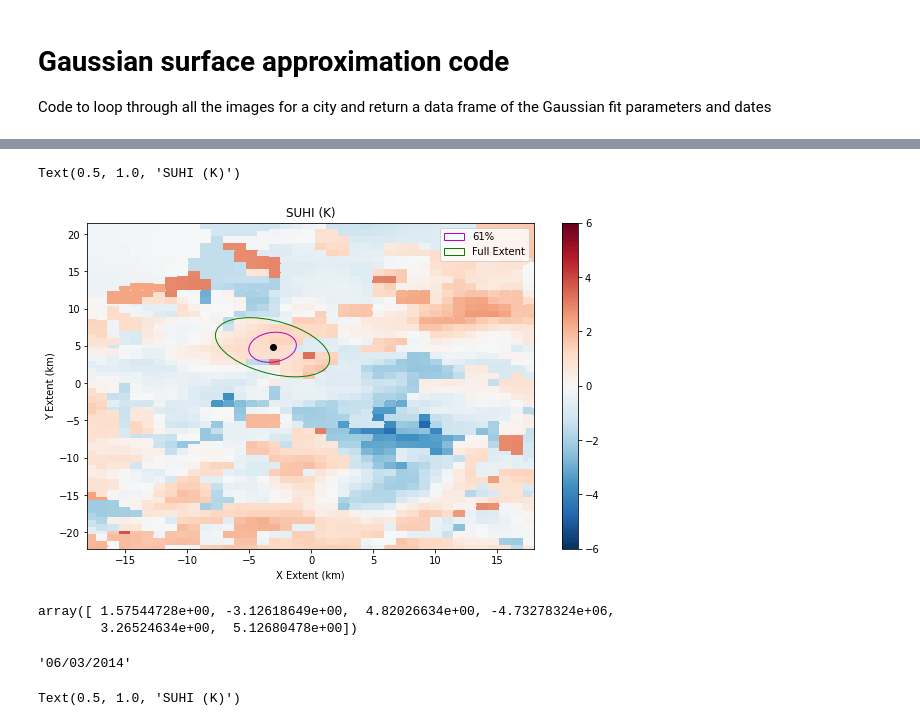
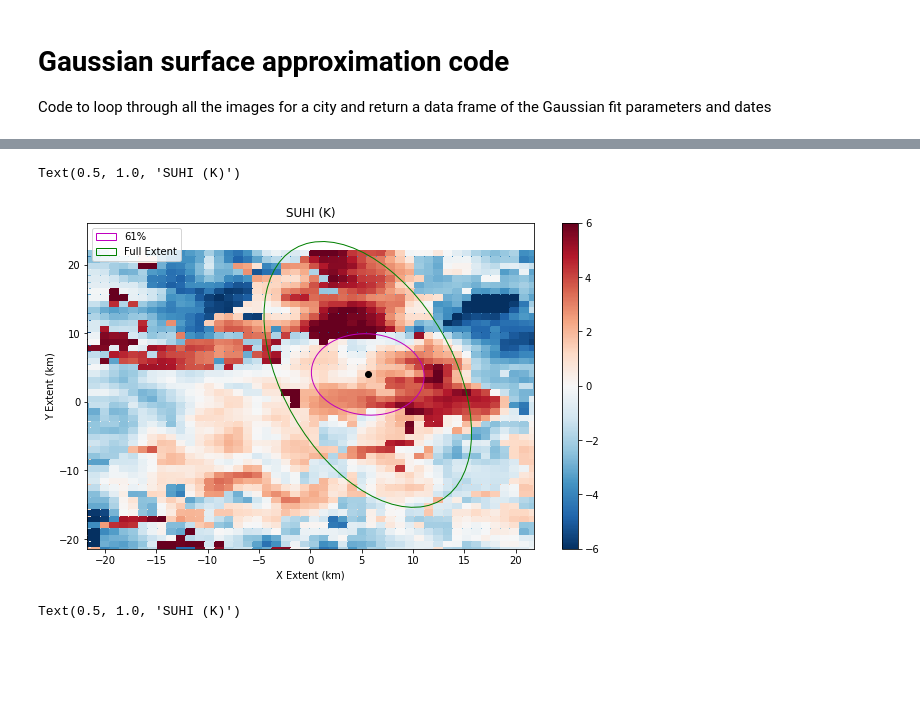
Before and after one commit to SarahBerk-github/MODIS_Gaussian, a Jupyter notebook: GSA_LOOP_CODE.ipynb, the cells around one changed output, grey strips where cells are left out. Saved outputs shown, nothing was run; the diff lists cells and outputs as text; code cells hidden in the pictures; blank space fills up the shorter version.

```diff
--- a/GSA_LOOP_CODE.ipynb
+++ b/GSA_LOOP_CODE.ipynb
@@ -72,6 +72,10 @@ City_Lat = CITY_COUNTRY_lat_lon[CITY_COUNTRY_lat_lon['CITY_COUNTRY'] == CITY_COU
 City_Lon = CITY_COUNTRY_lat_lon[CITY_COUNTRY_lat_lon['CITY_COUNTRY'] == CITY_COUNTRY]['Lon'].values[0]
 City_name = CITY_COUNTRY_lat_lon[CITY_COUNTRY_lat_lon['CITY_COUNTRY'] == CITY_COUNTRY]['City'].values[0]
 City_area = CITY_COUNTRY_lat_lon[CITY_COUNTRY_lat_lon['CITY_COUNTRY'] == CITY_COUNTRY]['City_Area'].values[0]
+City_bound_xmin = CITY_COUNTRY_lat_lon[CITY_COUNTRY_lat_lon['CITY_COUNTRY'] == CITY_COUNTRY]['City_Bound_xmin'].values[0]/1000
+City_bound_xmax = CITY_COUNTRY_lat_lon[CITY_COUNTRY_lat_lon['CITY_COUNTRY'] == CITY_COUNTRY]['City_Bound_xmax'].values[0]/1000
+City_bound_ymin = CITY_COUNTRY_lat_lon[CITY_COUNTRY_lat_lon['CITY_COUNTRY'] == CITY_COUNTRY]['City_Bound_ymin'].values[0]/1000
+City_bound_ymax = CITY_COUNTRY_lat_lon[CITY_COUNTRY_lat_lon['CITY_COUNTRY'] == CITY_COUNTRY]['City_Bound_ymax'].values[0]/1000
 
 #create satellite name for plots
 if SATELLITE == 'MOD11A2':
@@ -574,29 +761,20 @@ parameters_df[parameters_df['day_x0'] > 5]
 # %%
 #Plot the parameters on the heat map
+choose_file = 'MOD11A2.A2020353.h19v10.006.2020364220557.hdf'
 
-#Looking at where the boundarys of different temperatures for the SUHI
-#function to convert the angle into degrees and between -180 and 180
-def rad_to_deg(angle):
-    deg = math.degrees(angle)
-    if (deg % 360) > 180:
-        deg = (deg % 360) - 360
-    return deg
+a0 = parameters_df[parameters_df['Filename'] == choose_file]['day_a0'].values[0]
+phi = parameters_df[parameters_df['Filename'] == choose_file]['day_phi'].values[0]
 
-#DAYTIME
-popt = day_popt
-
-#SUHI = 1
-a0 = popt[0]
-phi = popt[3]
-phi_deg = rad_to_deg(phi)
 sphi2 = (np.sin(phi))**2
 cphi2 = (np.cos(phi))**2
-a_x = popt[4]
-a_y = popt[5]
-ax2 = popt[4]**2
-ay2 = popt[5]**2
-y0 = popt[2]
-x0 = popt[1]
+a_x = parameters_df[parameters_df['Filename'] == choose_file]['day_ax'].values[0]
+a_y = parameters_df[parameters_df['Filename'] == choose_file]['day_ay'].values[0]
+ax2 = a_x **2
+ay2 = a_y **2
+y0 = parameters_df[parameters_df['Filename'] == choose_file]['day_y0'].values[0]
+x0 = parameters_df[parameters_df['Filename'] == choose_file]['day_x0'].values[0]
+
+temp_df = image_gen(choose_file)
 
 #Function calculates x and y for a given SUHI magnitude
 def calc_xy(SUHI):
@@ -610,43 +788,34 @@ yextent_61 = np.sqrt(1/(4*(sphi2/ax2 + cphi2/ay2))) # yextent is y - y0 #SUHI/a0
 # %%
 #Make plot
 #Colour mesh plot
 fig = plt.figure(figsize=(10, 6))
 ax=plt.gca()
 
-x_suhi = df_day_gq.x_points
-y_suhi = df_day_gq.y_points
-SUHI = df_day_gq.SUHI
+x_suhi = temp_df.x_points
+y_suhi = temp_df.y_points
+SUHI = temp_df.SUHI
 
 #get the points into the correct format
 X_suhi ,Y_suhi = np.meshgrid(x_suhi ,y_suhi)
 Z_suhi = scipy.interpolate.griddata((x_suhi, y_suhi), SUHI, (X_suhi,Y_suhi), method='nearest')
 
 c = ax.pcolormesh(X_suhi,Y_suhi, Z_suhi, cmap ='RdBu_r', vmin=-6, vmax=6)
 fig.colorbar(c, ax=ax)
 
 ax.plot(x0,y0,'ko')
 
-ellipse_outer = mpatches.Ellipse((x0,y0), 2*a_x, 2*a_y, angle=phi_deg, fill=False, label = 'Full Extent', edgecolor = 'g')
-ellipse = mpatches.Ellipse((x0,y0), 2*xextent_61, 2*yextent_61, angle=phi_deg, fill=False, label = '61%', edgecolor = 'm')
+ellipse_outer = mpatches.Ellipse((x0,y0), 2*a_x, 2*a_y, angle=phi, fill=False, label = 'Full Extent', edgecolor = 'g')
+ellipse = mpatches.Ellipse((x0,y0), 2*xextent_61, 2*yextent_61, angle=phi, fill=False, label = '61%', edgecolor = 'm')
 ax.add_patch(ellipse)
 ax.add_patch(ellipse_outer)
 ax.legend()
 
 plt.xlabel('X Extent (km)')
 plt.ylabel('Y Extent (km)')
 plt.title('SUHI (K)')
 # %% [output]
 Text(0.5, 1.0, 'SUHI (K)')
-[figure, old version]
+[figure, new version]
-# %%
-day_popt
-# %% [output]
-array([ 1.57544728e+00, -3.12618649e+00,  4.82026634e+00, -4.73278324e+06,
-        3.26524634e+00,  5.12680478e+00])
-# %%
-date
-# %% [output]
-'06/03/2014'
 # %%
 #Plot the parameters on the heat map
 
```
Also changed, not shown: parts of 19 cells of this notebook, 1 other file.
